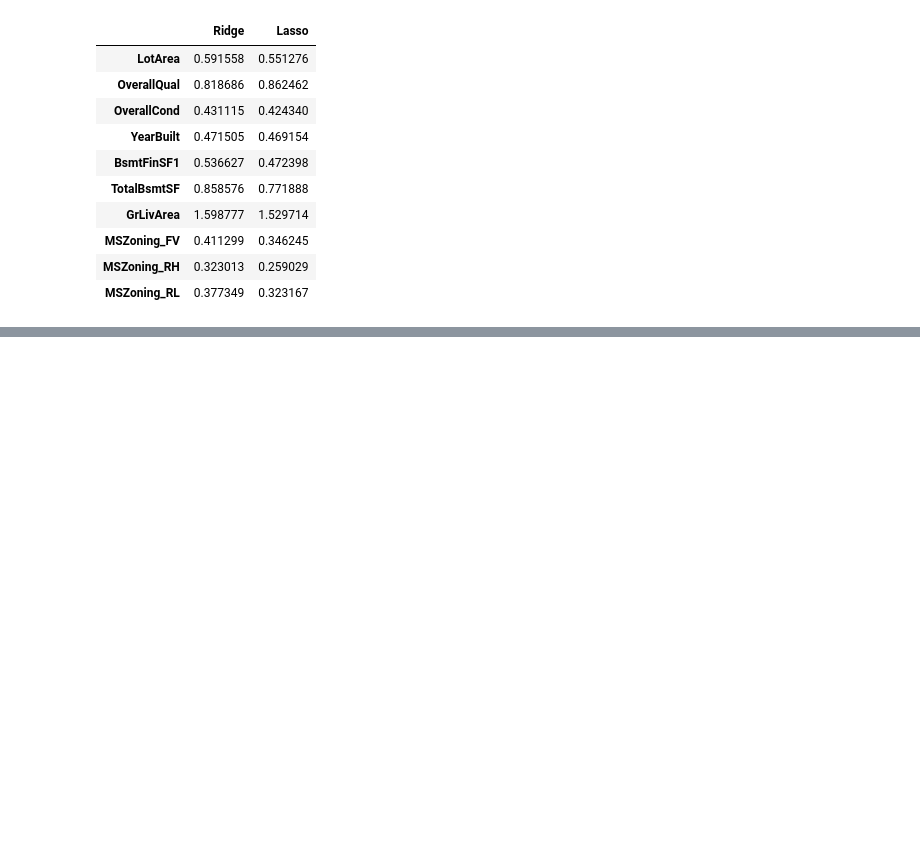
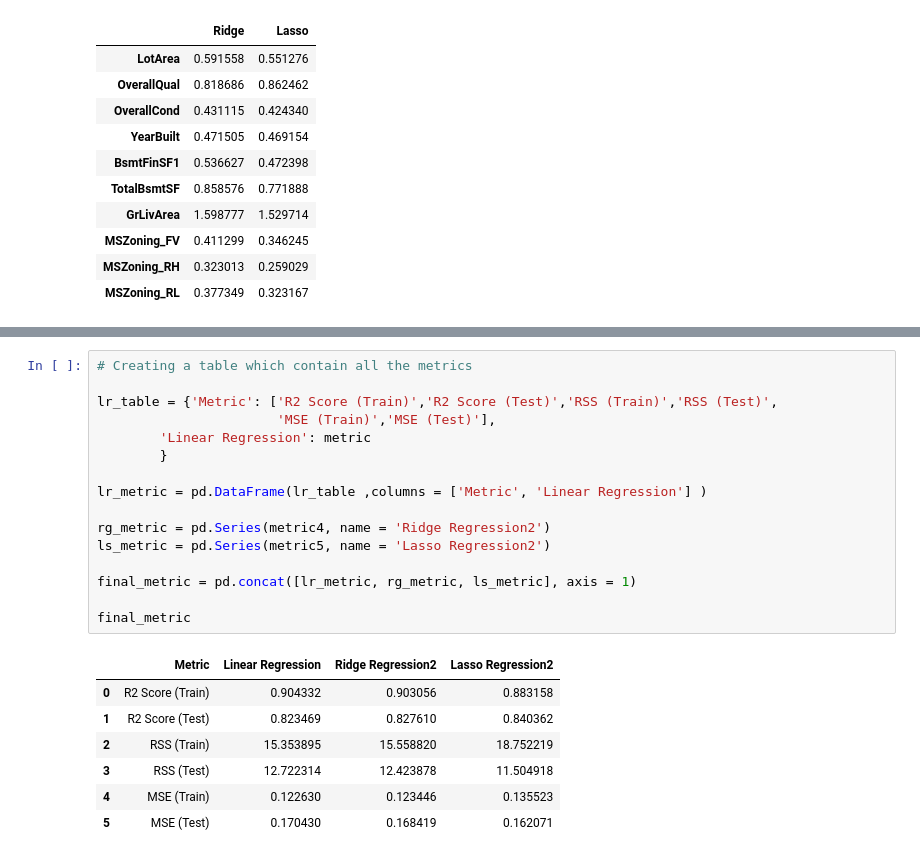
Before and after one commit to mahesh031/Advanced-Regression, a Jupyter notebook: surprise-housing.ipynb, the cells around one changed output, grey strips where cells are left out. Drawn from its saved outputs; the diff is of its cells as text; blank space fills up the shorter version.

```diff
--- a/surprise-housing.ipynb
+++ b/surprise-housing.ipynb
@@ -1065,0 +1162,24 @@ The r2_score of Lasso is slightly higher than Ridge for the test dataset so we w
+# %%
+# Creating a table which contain all the metrics
+
+lr_table = {'Metric': ['R2 Score (Train)','R2 Score (Test)','RSS (Train)','RSS (Test)',
+                       'MSE (Train)','MSE (Test)'],
+        'Linear Regression': metric
+        }
+
+lr_metric = pd.DataFrame(lr_table ,columns = ['Metric', 'Linear Regression'] )
+
+rg_metric = pd.Series(metric4, name = 'Ridge Regression2')
+ls_metric = pd.Series(metric5, name = 'Lasso Regression2')
+
+final_metric = pd.concat([lr_metric, rg_metric, ls_metric], axis = 1)
+
+final_metric
+# %% [output]
+|  | Metric | Linear Regression | Ridge Regression2 | Lasso Regression2 |
+| 0 | R2 Score (Train) | 0.904332 | 0.903056 | 0.883158 |
+| 1 | R2 Score (Test) | 0.823469 | 0.827610 | 0.840362 |
+| 2 | RSS (Train) | 15.353895 | 15.558820 | 18.752219 |
+| 3 | RSS (Test) | 12.722314 | 12.423878 | 11.504918 |
+| 4 | MSE (Train) | 0.122630 | 0.123446 | 0.135523 |
+| 5 | MSE (Test) | 0.170430 | 0.168419 | 0.162071 |
```
Also changed, not shown: parts of 23 cells of this notebook.
